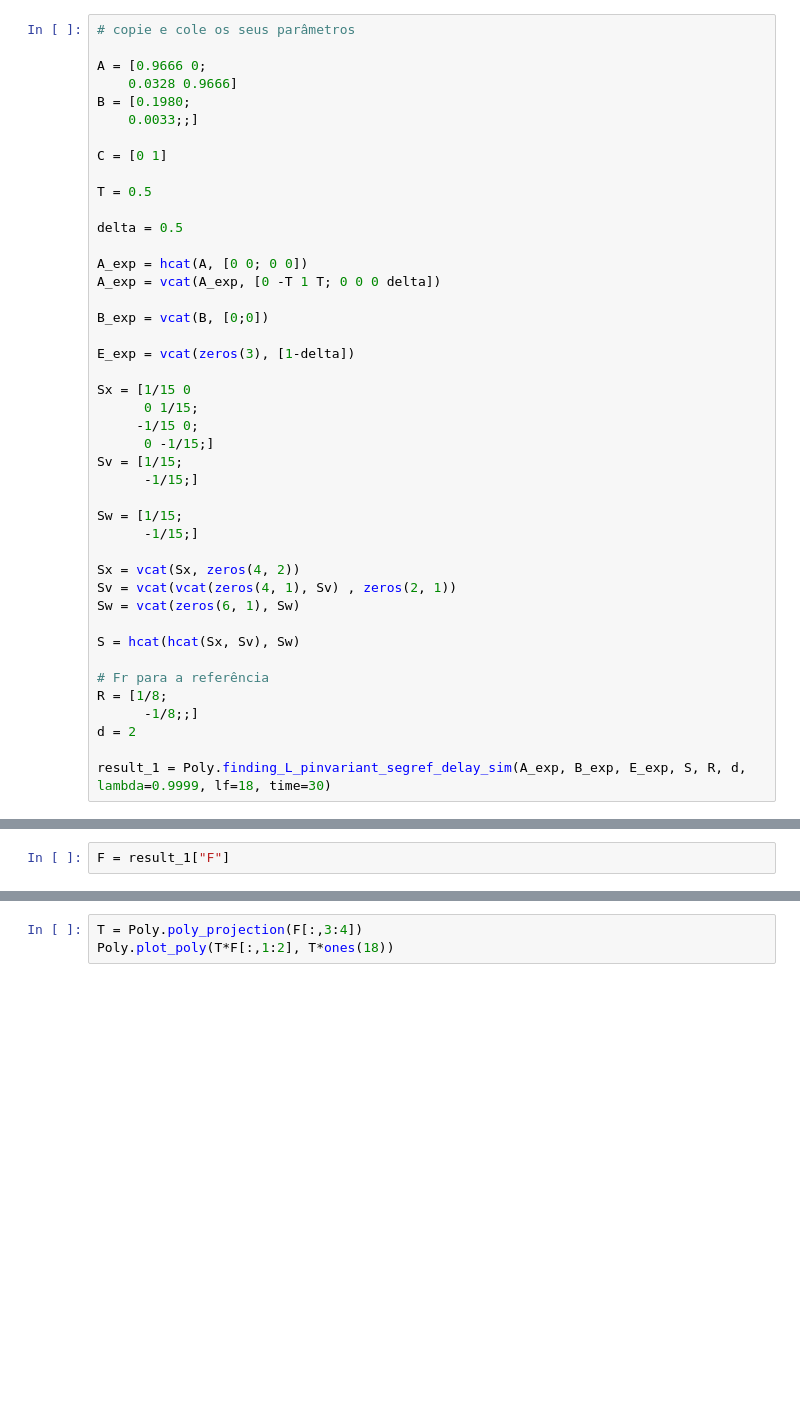
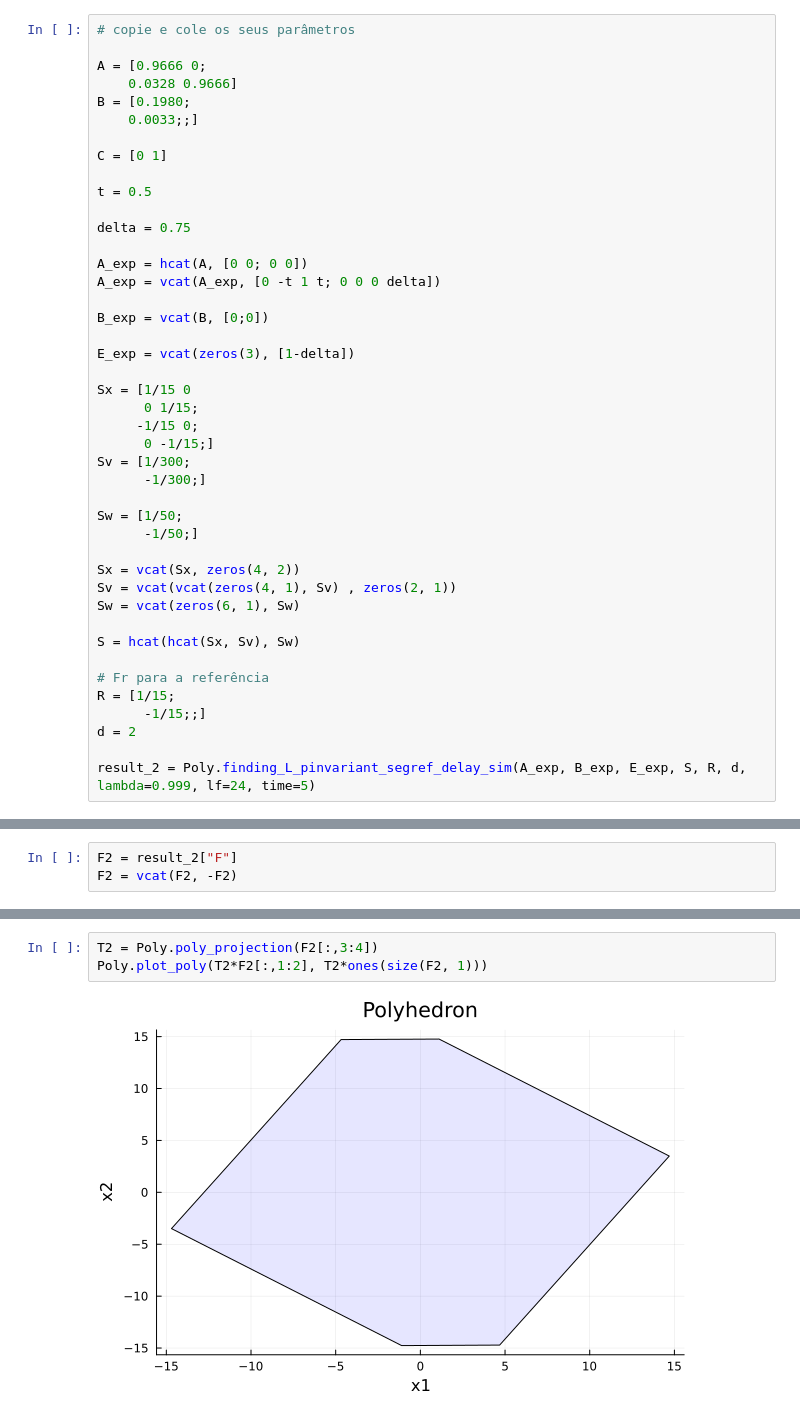
Before and after one commit to Nicholas-Wallace/Polyhedron, a Jupyter notebook: exemplo_artigo.ipynb, the cells around one changed output, grey strips where cells are left out. Drawn from its saved outputs; the diff is of its cells as text; blank space fills up the shorter version.

```diff
--- a/exemplo_artigo.ipynb
+++ b/exemplo_artigo.ipynb
@@ -106,12 +213,12 @@ B = [0.1980;
 
 C = [0 1]
 
-T = 0.5
+t = 0.5
 
-delta = 0.5
+delta = 0.75
 
 A_exp = hcat(A, [0 0; 0 0])
-A_exp = vcat(A_exp, [0 -T 1 T; 0 0 0 delta])
+A_exp = vcat(A_exp, [0 -t 1 t; 0 0 0 delta])
 
 B_exp = vcat(B, [0;0])
 
@@ -121,11 +228,11 @@ Sx = [1/15 0
       0 1/15;
      -1/15 0;
       0 -1/15;]
-Sv = [1/15;
-      -1/15;]
+Sv = [1/300;
+      -1/300;]
 
-Sw = [1/15;
-      -1/15;]
+Sw = [1/50;
+      -1/50;]
 
 Sx = vcat(Sx, zeros(4, 2))
 Sv = vcat(vcat(zeros(4, 1), Sv) , zeros(2, 1))
@@ -134,8 +241,8 @@ Sw = vcat(zeros(6, 1), Sw)
 S = hcat(hcat(Sx, Sv), Sw)
 
 # Fr para a referência
-R = [1/8;
-      -1/8;;]
+R = [1/15;
+      -1/15;;]
 d = 2
 
-result_1 = Poly.finding_L_pinvariant_segref_delay_sim(A_exp, B_exp, E_exp, S, R, d, lambda=0.9999, lf=18, time=30)
+result_2 = Poly.finding_L_pinvariant_segref_delay_sim(A_exp, B_exp, E_exp, S, R, d, lambda=0.999, lf=24, time=5)
@@ -142,2 +276,3 @@ result_1 = Poly.finding_L_pinvariant_segref_delay_sim(A_exp, B_exp, E_exp, S, R,
 # %%
-F = result_1["F"]
+F2 = result_2["F"]
+F2 = vcat(F2, -F2)
@@ -146,6 +302,8 @@ G = result_1["G"]
 # %%
-T = Poly.poly_projection(F[:,3:4])
-Poly.plot_poly(T*F[:,1:2], T*ones(18))
+T2 = Poly.poly_projection(F2[:,3:4])
+Poly.plot_poly(T2*F2[:,1:2], T2*ones(size(F2, 1)))
+# %% [output]
+[figure, added]
 # %%
 using Plots
 
```
Also changed, not shown: parts of 28 cells of this notebook, 3 other files.
